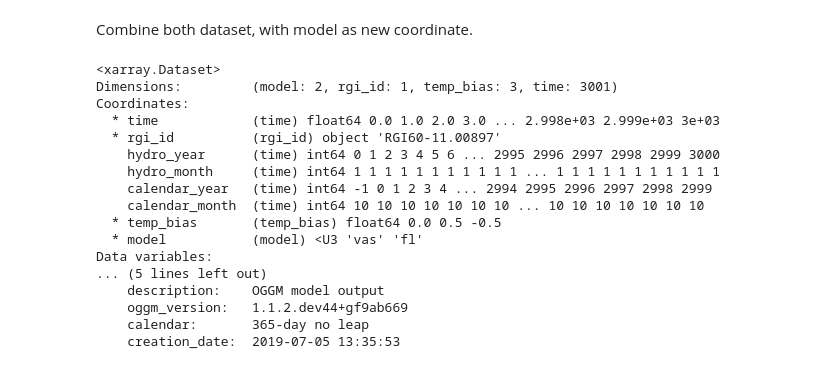
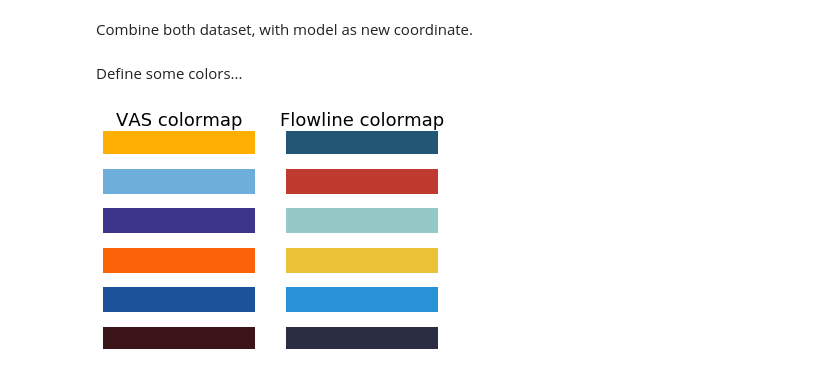
Before and after one commit to oberrauch/vascaling, a Jupyter notebook: notebooks/equilibrium_run_evaluation.ipynb, the cells around one changed output. Cells and saved outputs as stored; diff of their text form; code cells hidden in the pictures.

```diff
--- a/notebooks/equilibrium_run_evaluation.ipynb
+++ b/notebooks/equilibrium_run_evaluation.ipynb
@@ -46,20 +73,20 @@ ds = xr.concat([ds_vas, ds_fl], 'model')
-# %%
-ds
-# %% [output]
-<xarray.Dataset>
-Dimensions:         (model: 2, rgi_id: 1, temp_bias: 3, time: 3001)
-Coordinates:
-  * time            (time) float64 0.0 1.0 2.0 3.0 ... 2.998e+03 2.999e+03 3e+03
-  * rgi_id          (rgi_id) object 'RGI60-11.00897'
-    hydro_year      (time) int64 0 1 2 3 4 5 6 ... 2995 2996 2997 2998 2999 3000
-    hydro_month     (time) int64 1 1 1 1 1 1 1 1 1 1 1 ... 1 1 1 1 1 1 1 1 1 1 1
-    calendar_year   (time) int64 -1 0 1 2 3 4 ... 2994 2995 2996 2997 2998 2999
-    calendar_month  (time) int64 10 10 10 10 10 10 10 ... 10 10 10 10 10 10 10
-  * temp_bias       (temp_bias) float64 0.0 0.5 -0.5
-  * model           (model) <U3 'vas' 'fl'
-Data variables:
-... (5 lines left out)
-    description:    OGGM model output
-    oggm_version:   1.1.2.dev44+gf9ab669
-    calendar:       365-day no leap
-    creation_date:  2019-07-05 13:35:53
+# %% [markdown]
+Define some colors...
+# %%
+# define color cycles
+vas_cycle = ['#FFAE03', '#6DAEDB', '#3D348B', '#FB6107', '#1B5299', '#3C1518']
+fl_cycle = ['#215674', '#BF3B2F', '#95C9C8', '#EAC338', '#2892D7', '#2B2D42']
+
+fig, ax = plt.subplots(1,2)
+for i in np.arange(6):
+    ax[0].axhline(i, c=vas_cycle[i], lw='25')
+    ax[1].axhline(i, c=fl_cycle[i], lw='25')
+
+ax[0].set_title('VAS colormap', fontsize=18)
+ax[1].set_title('Flowline colormap', fontsize=18)
+
+for ax_ in ax:
+    ax_.invert_yaxis()
+    ax_.axis('off')
+# %% [output]
+[figure, added]
```
Also changed, not shown: parts of 23 cells of this notebook, 19 other files.
